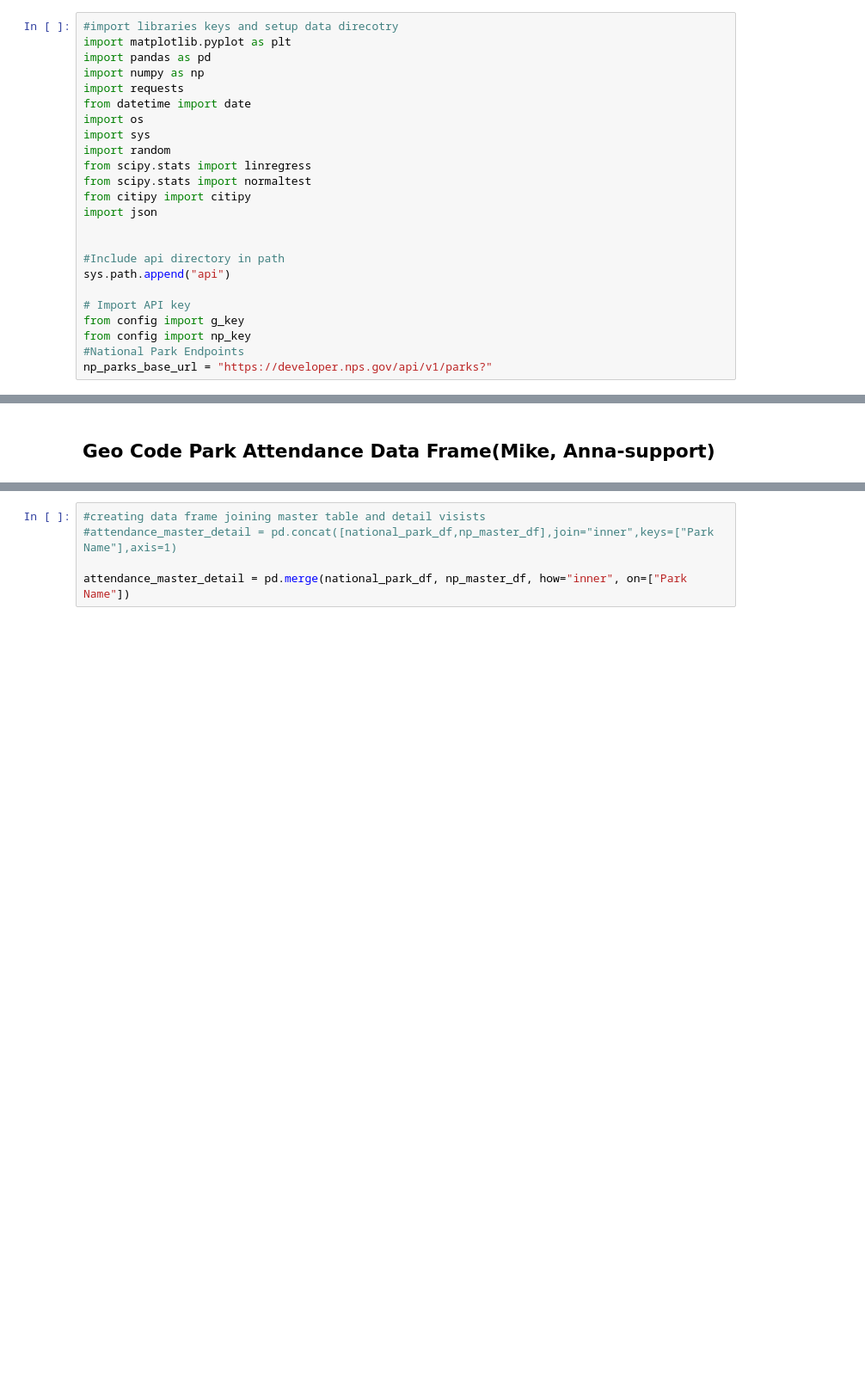
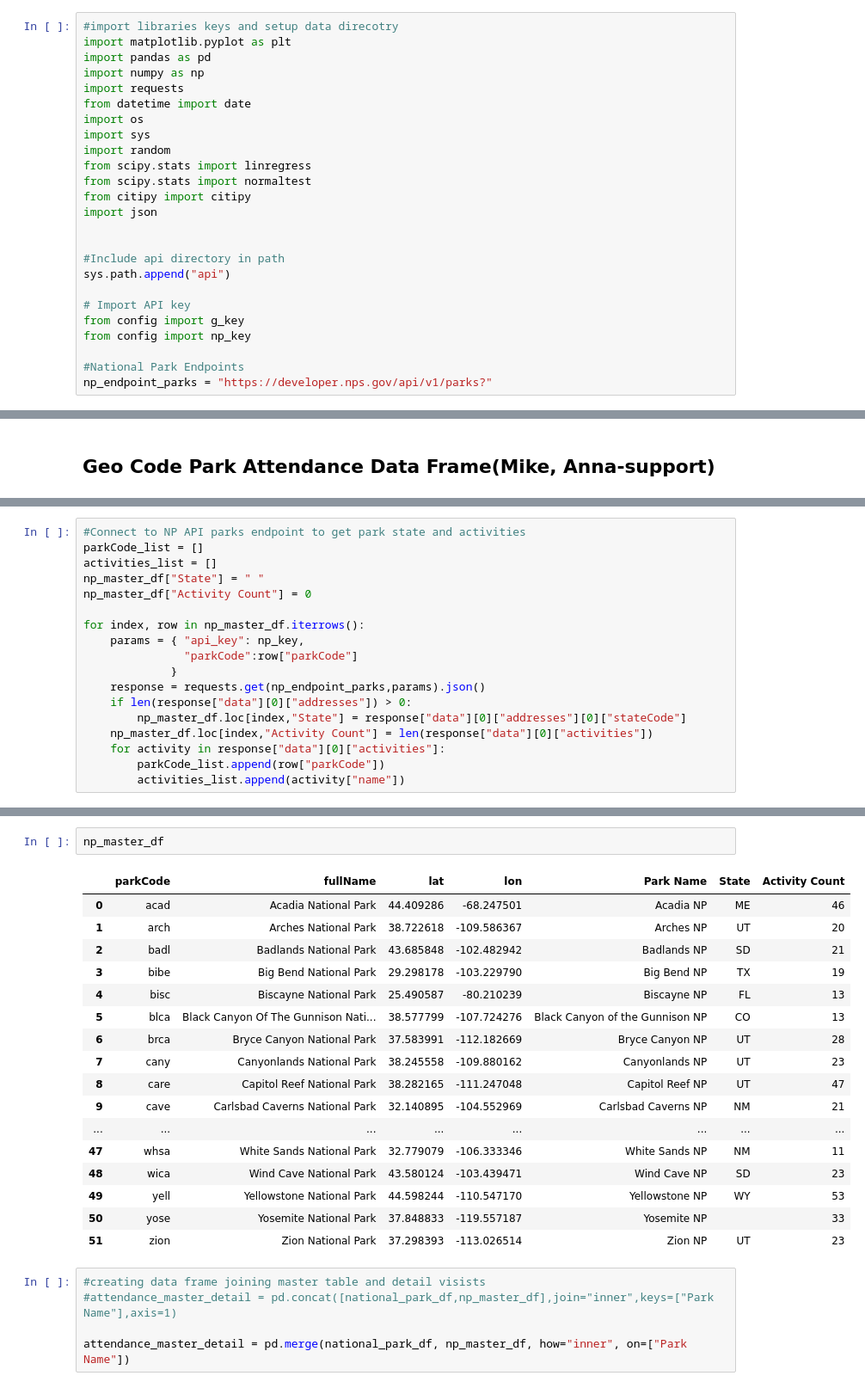
Before and after one commit to mregpala/project-national-park-performance, a Jupyter notebook: NationalParkAnalysis.ipynb, the cells around one changed output, grey strips where cells are left out. Shown at 86% size. Drawn from its saved outputs; the diff is of its cells as text; blank space fills up the shorter version.

Commit message:
Pushing new notebook with state code and activities

```diff
--- a/NationalParkAnalysis.ipynb
+++ b/NationalParkAnalysis.ipynb
@@ -22,8 +22,9 @@ sys.path.append("api")
 # Import API key
 from config import g_key
 from config import np_key
+
 #National Park Endpoints
-np_parks_base_url = "https://developer.nps.gov/api/v1/parks?"
+np_endpoint_parks = "https://developer.nps.gov/api/v1/parks?"
 # %% [markdown]
 ## Import Park Attendance Data (Ana, Kevin-support)
 # %%
@@ -120,2 +121,20 @@ np_master_df
 | 50 | yose | Yosemite National Park | 37.848833 | -119.557187 | Yosemite NP |
 | 51 | zion | Zion National Park | 37.298393 | -113.026514 | Zion NP |
+# %%
+#Connect to NP API parks endpoint to get park state and activities
+parkCode_list = []
+activities_list = []
+np_master_df["State"] = " "
+np_master_df["Activity Count"] = 0
+
+for index, row in np_master_df.iterrows():
+    params = { "api_key": np_key,
+               "parkCode":row["parkCode"]
+             }
+    response = requests.get(np_endpoint_parks,params).json()
+    if len(response["data"][0]["addresses"]) > 0:
+        np_master_df.loc[index,"State"] = response["data"][0]["addresses"][0]["stateCode"]
+    np_master_df.loc[index,"Activity Count"] = len(response["data"][0]["activities"])
+    for activity in response["data"][0]["activities"]:
+        parkCode_list.append(row["parkCode"])
+        activities_list.append(activity["name"])
@@ -122,3 +167,23 @@ np_master_df
+# %%
+np_master_df
+# %% [output]
+|  | parkCode | fullName | lat | lon | Park Name | State | Activity Count |
+| 0 | acad | Acadia National Park | 44.409286 | -68.247501 | Acadia NP | ME | 46 |
+| 1 | arch | Arches National Park | 38.722618 | -109.586367 | Arches NP | UT | 20 |
+| 2 | badl | Badlands National Park | 43.685848 | -102.482942 | Badlands NP | SD | 21 |
+| 3 | bibe | Big Bend National Park | 29.298178 | -103.229790 | Big Bend NP | TX | 19 |
+| 4 | bisc | Biscayne National Park | 25.490587 | -80.210239 | Biscayne NP | FL | 13 |
+| 5 | blca | Black Canyon Of The Gunnison Nati... | 38.577799 | -107.724276 | Black Canyon of the Gunnison NP | CO | 13 |
+| 6 | brca | Bryce Canyon National Park | 37.583991 | -112.182669 | Bryce Canyon NP | UT | 28 |
+| 7 | cany | Canyonlands National Park | 38.245558 | -109.880162 | Canyonlands NP | UT | 23 |
+| 8 | care | Capitol Reef National Park | 38.282165 | -111.247048 | Capitol Reef NP | UT | 47 |
+| 9 | cave | Carlsbad Caverns National Park | 32.140895 | -104.552969 | Carlsbad Caverns NP | NM | 21 |
+| ... | ... | ... | ... | ... | ... | ... | ... |
+| 47 | whsa | White Sands National Park | 32.779079 | -106.333346 | White Sands NP | NM | 11 |
+| 48 | wica | Wind Cave National Park | 43.580124 | -103.439471 | Wind Cave NP | SD | 23 |
+| 49 | yell | Yellowstone National Park | 44.598244 | -110.547170 | Yellowstone NP | WY | 53 |
+| 50 | yose | Yosemite National Park | 37.848833 | -119.557187 | Yosemite NP |  | 33 |
+| 51 | zion | Zion National Park | 37.298393 | -113.026514 | Zion NP | UT | 23 |
 # %%
 #creating data frame joining master table and detail visists
 #attendance_master_detail = pd.concat([national_park_df,np_master_df],join="inner",keys=["Park Name"],axis=1)
```
Also changed, not shown: parts of 6 cells of this notebook.
